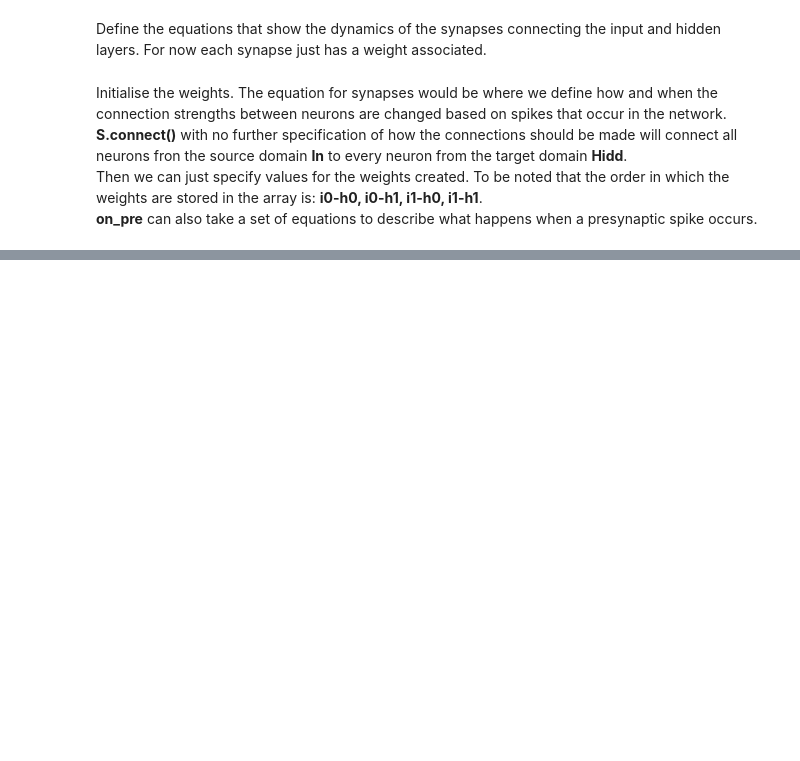
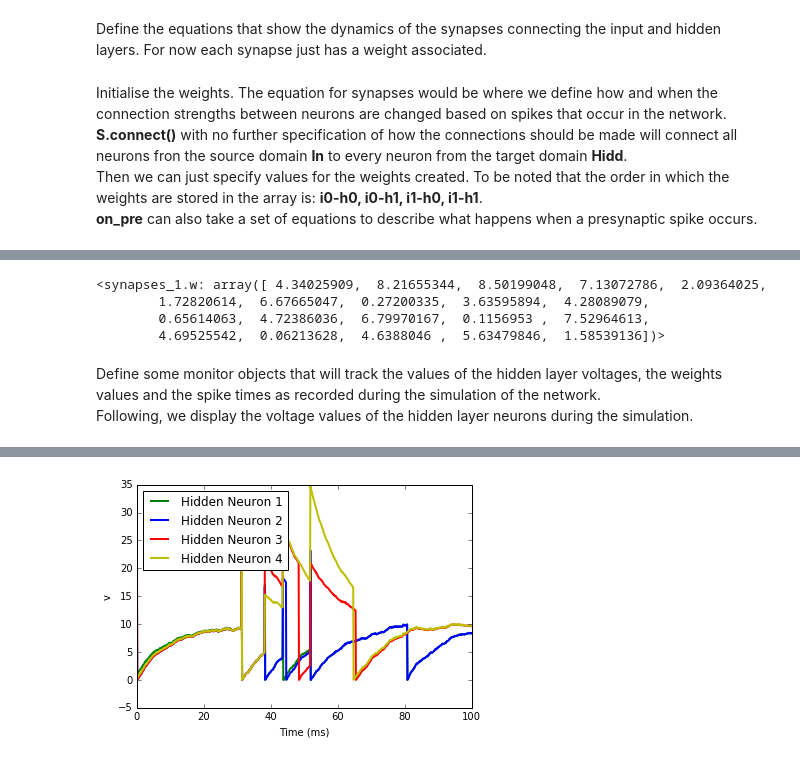
Before and after one commit to mbax9an4/LIF, a Jupyter notebook: LIF-netSim.ipynb, the cells around one changed output, grey strips where cells are left out. Drawn from its saved outputs; the diff is of its cells as text; code cells hidden in the pictures; blank space fills up the shorter version.

```diff
--- a/LIF-netSim.ipynb
+++ b/LIF-netSim.ipynb
@@ -83,0 +84,15 @@ INFO       No numerical integration method specified for group 'neurongroup', us
+# %%
+start_scope()
+
+v_rest = 0*mV
+v_thr = 10*mV
+tau_m = 10*ms
+In_cur = TimedArray((10 + 5*randn(2000))*mV,dt=0.1*ms)
+Neurons_no = 5
+Hidd_no = 4
+
+eqs_neurons = '''
+dv/dt = -(v - v_rest - I) / tau_m : volt
+I = In_cur(t) : volt
+ref : second
+'''
@@ -83,0 +103,6 @@ INFO       No numerical integration method specified for group 'neurongroup', us
+# %%
+inputN = PoissonGroup(Neurons_no, rates=15*Hz)
+
+neurons_hidd = NeuronGroup(Hidd_no, eqs_neurons, threshold='v>v_thr', reset='v=v_rest', refractory='ref')
+neurons_hidd.v = 'rand()*(i+1)*10*mV'
+neurons_hidd.ref = 'rand()*(i+1)*10*ms'
@@ -83,0 +131,29 @@ INFO       No numerical integration method specified for group 'neurongroup', us
+# %%
+print S.w
+# %% [output]
+<synapses_1.w: array([ 4.34025909,  8.21655344,  8.50199048,  7.13072786,  2.09364025,
+        1.72820614,  6.67665047,  0.27200335,  3.63595894,  4.28089079,
+        0.65614063,  4.72386036,  6.79970167,  0.1156953 ,  7.52964613,
+        4.69525542,  0.06213628,  4.6388046 ,  5.63479846,  1.58539136])>
+# %%
+hidd_trace = StateMonitor(neurons_hidd, 'v', record=True)
+
+weights_trace = StateMonitor(S, 'w', record=True)
+spike_trace = SpikeMonitor(inputN)
+# %% [markdown]
+Define some monitor objects that will track the values of the hidden layer voltages, the weights values and the spike times as recorded during the simulation of the network.<br/>
+Following, we display the voltage values of the hidden layer neurons during the simulation.
+# %%
+run(100*ms)
+
+figure(1)
+plot(hidd_trace.t/ms, hidd_trace.v[0]/mV, '-g', lw=2, label='Hidden Neuron 1')
+plot(hidd_trace.t/ms, hidd_trace.v[1]/mV, '-b', lw=2, label='Hidden Neuron 2')
+plot(hidd_trace.t/ms, hidd_trace.v[2]/mV, '-r', lw=2, label='Hidden Neuron 3')
+plot(hidd_trace.t/ms, hidd_trace.v[3]/mV, '-y', lw=2, label='Hidden Neuron 4')
+xlabel('Time (ms)')
+ylabel('v')
+legend(loc='best')
+
+show()
+# %% [output]
@@ -83,0 +161 @@ INFO       No numerical integration method specified for group 'neurongroup', us
+[figure, added]
```
Also changed, not shown: parts of 8 cells of this notebook.
